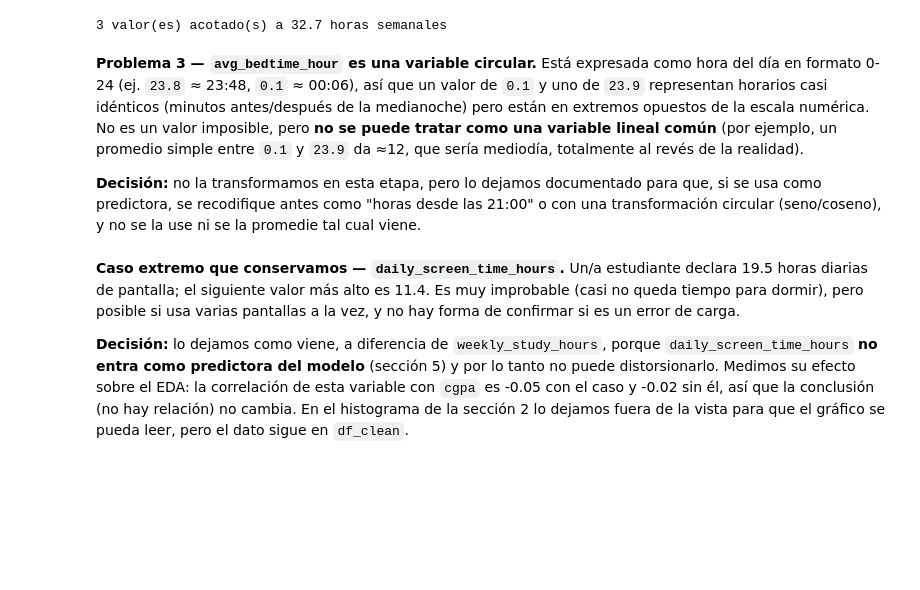
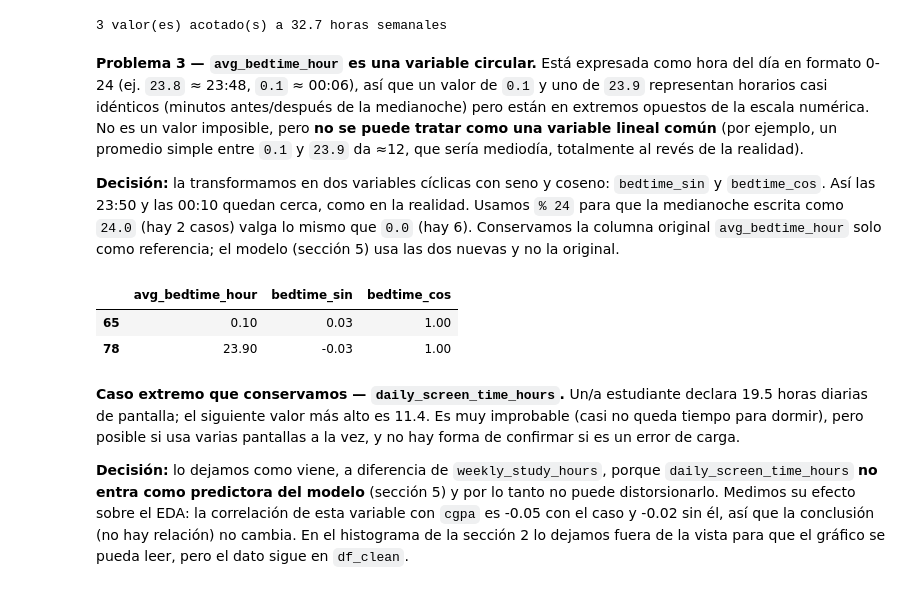
Before and after one commit to jucarriz/TP-Integrador-Segundo-Parcial, a Jupyter notebook: TP_Integrador.ipynb, the cells around one changed output. Cells and saved outputs as stored; diff of their text form; code cells hidden in the pictures; blank space fills up the shorter version.

```diff
--- a/TP_Integrador.ipynb
+++ b/TP_Integrador.ipynb
@@ -389,7 +389,21 @@ print(f"{n_afectados} valor(es) acotado(s) a {ls:.1f} horas semanales")
 # %% [markdown]
 **Problema 3 — `avg_bedtime_hour` es una variable circular.** Está expresada como hora del día en formato 0-24 (ej. `23.8` ≈ 23:48, `0.1` ≈ 00:06), así que un valor de `0.1` y uno de `23.9` representan horarios casi idénticos (minutos antes/después de la medianoche) pero están en extremos opuestos de la escala numérica. No es un valor imposible, pero **no se puede tratar como una variable lineal común** (por ejemplo, un promedio simple entre `0.1` y `23.9` da ≈12, que sería mediodía, totalmente al revés de la realidad).
 
-**Decisión:** no la transformamos en esta etapa, pero lo dejamos documentado para que, si se usa como predictora, se recodifique antes como "horas desde las 21:00" o con una transformación circular (seno/coseno), y no se la use ni se la promedie tal cual viene.
+**Decisión:** la transformamos en dos variables cíclicas con seno y coseno: `bedtime_sin` y `bedtime_cos`. Así las 23:50 y las 00:10 quedan cerca, como en la realidad. Usamos `% 24` para que la medianoche escrita como `24.0` (hay 2 casos) valga lo mismo que `0.0` (hay 6). Conservamos la columna original `avg_bedtime_hour` solo como referencia; el modelo (sección 5) usa las dos nuevas y no la original.
+# %%
+# Hora de acostarse como variable circular: la pasamos a seno y coseno.
+# % 24 hace que 24.0 (medianoche) valga lo mismo que 0.0.
+hora = df_clean["avg_bedtime_hour"] % 24
+df_clean["bedtime_sin"] = np.sin(2 * np.pi * hora / 24)
+df_clean["bedtime_cos"] = np.cos(2 * np.pi * hora / 24)
+
+# Ejemplo: 23.9 (23:54) y 0.1 (00:06) están a 12 minutos, pero en extremos de la escala 0-24.
+# Con seno y coseno, sus valores quedan casi iguales.
+df_clean.loc[df_clean["avg_bedtime_hour"].isin([23.9, 0.1]), ["avg_bedtime_hour", "bedtime_sin", "bedtime_cos"]].drop_duplicates("avg_bedtime_hour")
+# %% [output]
+|  | avg_bedtime_hour | bedtime_sin | bedtime_cos |
+| 65 | 0.10 | 0.03 | 1.00 |
+| 78 | 23.90 | -0.03 | 1.00 |
 # %% [markdown]
 **Caso extremo que conservamos — `daily_screen_time_hours`.** Un/a estudiante declara 19.5 horas diarias de pantalla; el siguiente valor más alto es 11.4. Es muy improbable (casi no queda tiempo para dormir), pero posible si usa varias pantallas a la vez, y no hay forma de confirmar si es un error de carga.
 
```
Also changed, not shown: parts of 4 cells of this notebook.
